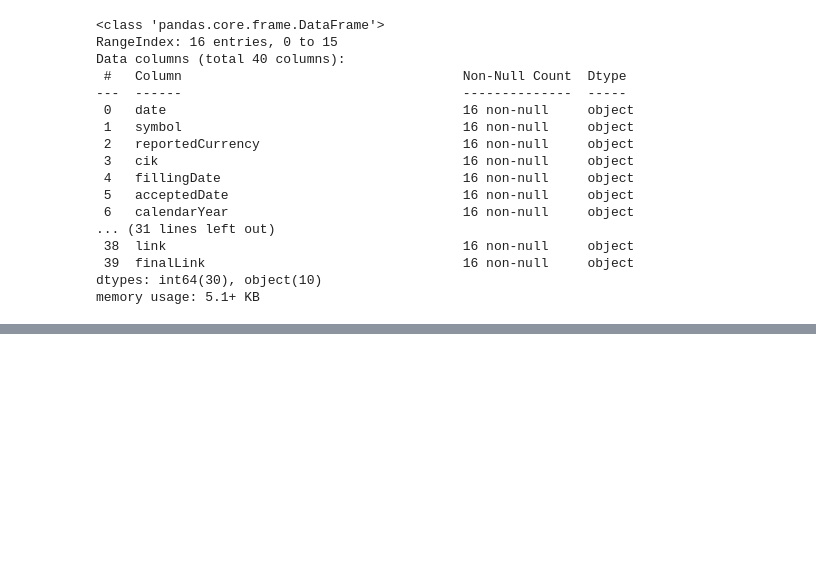
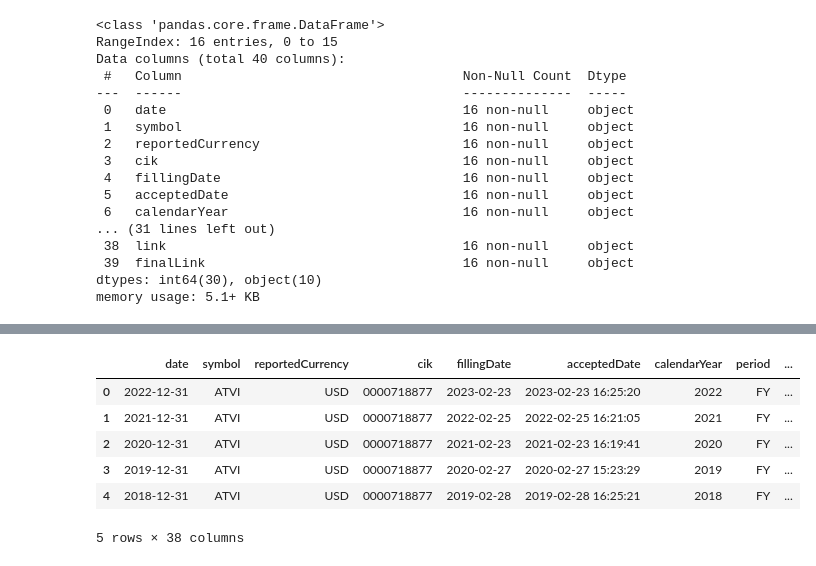
Before and after one commit to mezamateoj/Financial-Analysis, a Jupyter notebook: Fundamental Analysis/test.ipynb, the cells around one changed output, grey strips where cells are left out. Cells and saved outputs as stored; diff of their text form; code cells hidden in the pictures; blank space fills up the shorter version.

```diff
--- a/Fundamental Analysis/test.ipynb
+++ b/Fundamental Analysis/test.ipynb
@@ -70,0 +124,4 @@ tsla_ratios.T
+# %%
+income = basic_analys.income_statement('ATVI')
+# %%
+income[['date']] = income[['date']].apply(pd.to_datetime)
@@ -70,0 +148,10 @@ tsla_ratios.T
+# %%
+income.head()
+# %% [output]
+|  | date | symbol | reportedCurrency | cik | fillingDate | acceptedDate | calendarYear | period | ... |
+| 0 | 2022-12-31 | ATVI | USD | 0000718877 | 2023-02-23 | 2023-02-23 16:25:20 | 2022 | FY | ... |
+| 1 | 2021-12-31 | ATVI | USD | 0000718877 | 2022-02-25 | 2022-02-25 16:21:05 | 2021 | FY | ... |
+| 2 | 2020-12-31 | ATVI | USD | 0000718877 | 2021-02-23 | 2021-02-23 16:19:41 | 2020 | FY | ... |
+| 3 | 2019-12-31 | ATVI | USD | 0000718877 | 2020-02-27 | 2020-02-27 15:23:29 | 2019 | FY | ... |
+| 4 | 2018-12-31 | ATVI | USD | 0000718877 | 2019-02-28 | 2019-02-28 16:25:21 | 2018 | FY | ... |
+5 rows × 38 columns
```
Also changed, not shown: parts of 9 cells of this notebook, 2 other files.
